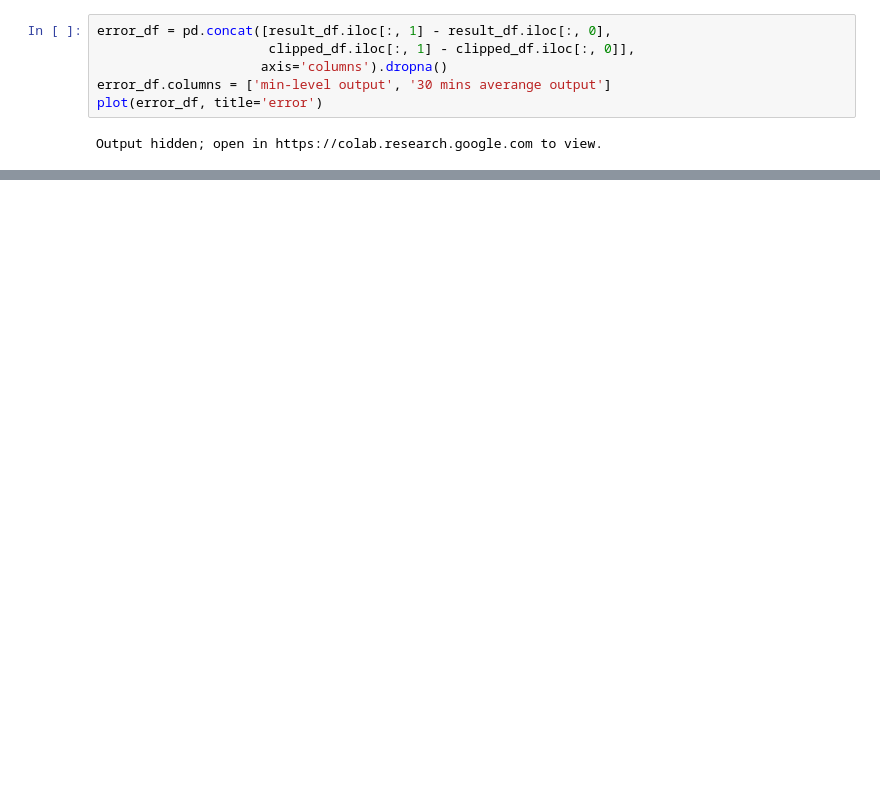
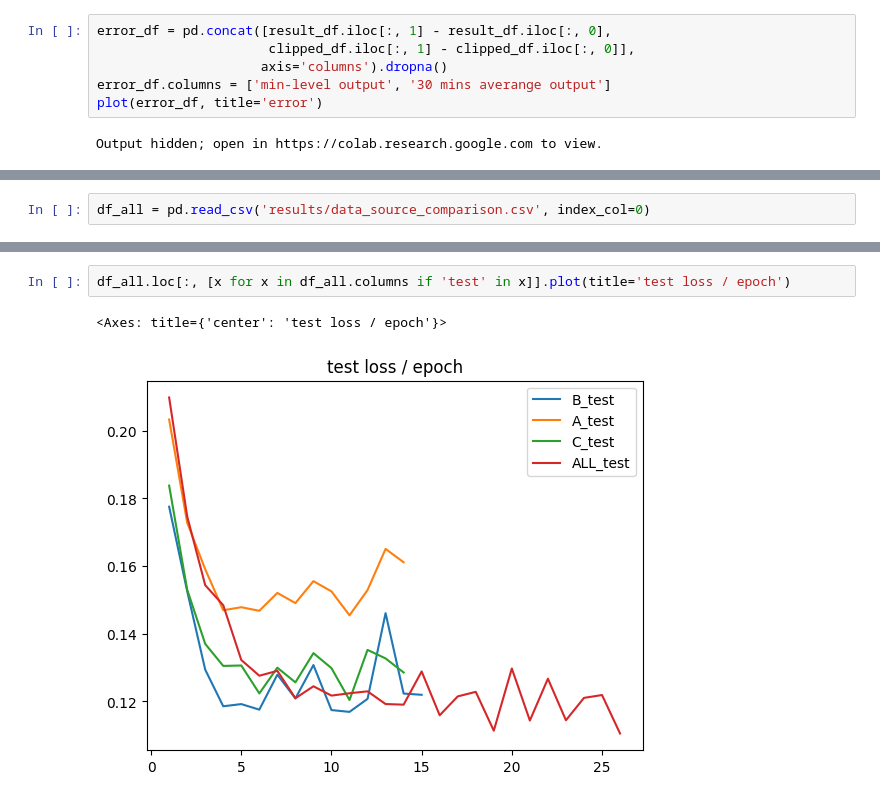
Before and after one commit to YRYoung/Power-Plant-Forecast, a Jupyter notebook: Tutorials/Testing Result Visualization.ipynb, the cells around one changed output, grey strips where cells are left out. Drawn from its saved outputs; the diff is of its cells as text; blank space fills up the shorter version.

```diff
--- a/Tutorials/Testing Result Visualization.ipynb
+++ b/Tutorials/Testing Result Visualization.ipynb
@@ -78,0 +95,2 @@ Output hidden; open in https://colab.research.google.com to view.
+# %%
+df_all = pd.read_csv('results/data_source_comparison.csv', index_col=0)
@@ -78,0 +117,5 @@ Output hidden; open in https://colab.research.google.com to view.
+# %%
+df_all.loc[:, [x for x in df_all.columns if 'test' in x]].plot(title='test loss / epoch')
+# %% [output]
+<Axes: title={'center': 'test loss / epoch'}>
+[figure, added]
```
Also changed, not shown: parts of 17 cells of this notebook, 1 other file.
